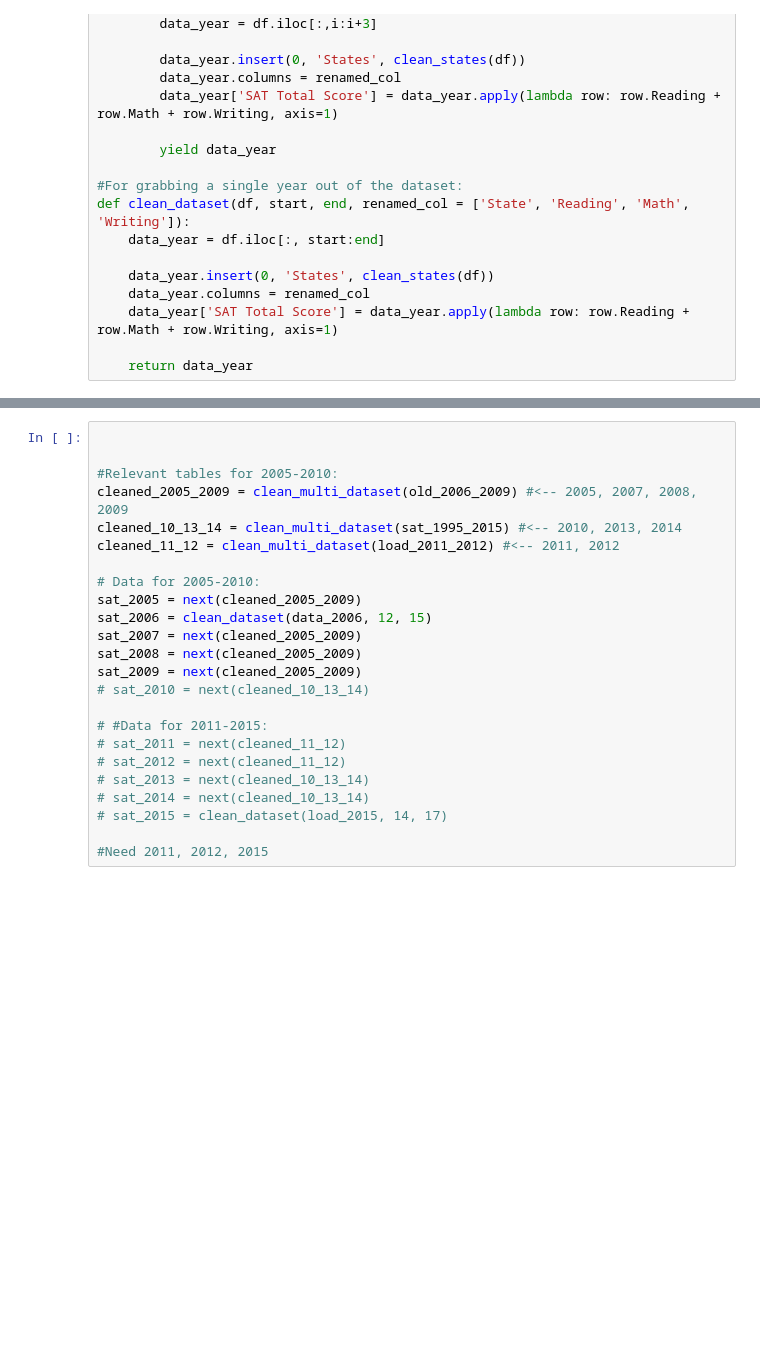
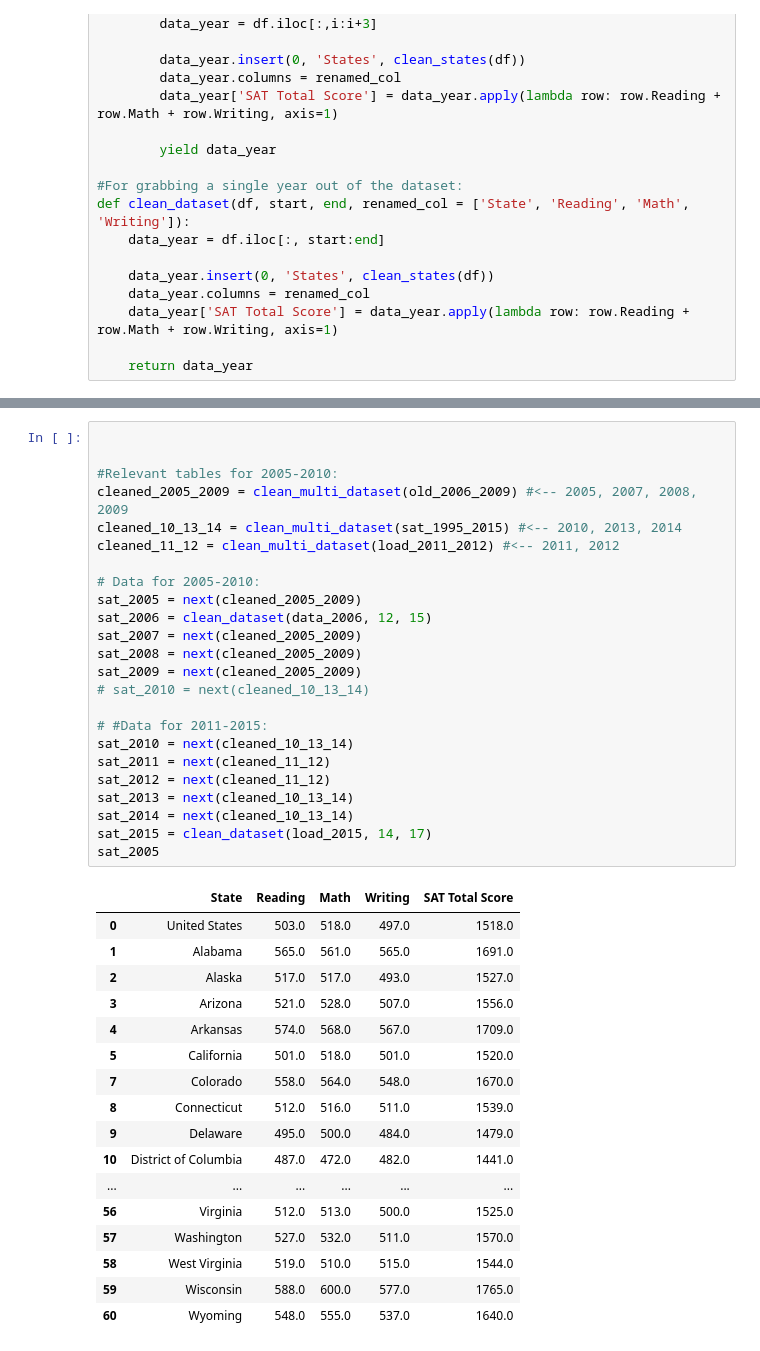
Before and after one commit to phamc4/Projects, a Jupyter notebook: SAT_changes.ipynb, the cells around one changed output, grey strips where cells are left out. Drawn from its saved outputs; the diff is of its cells as text; blank space fills up the shorter version.

```diff
--- a/SAT_changes.ipynb
+++ b/SAT_changes.ipynb
@@ -72,24 +78,42 @@ load_2015 = remove_nan(load_2015)
 # %%
 
 
 #Relevant tables for 2005-2010:
 cleaned_2005_2009 = clean_multi_dataset(old_2006_2009) #<-- 2005, 2007, 2008, 2009
 cleaned_10_13_14 = clean_multi_dataset(sat_1995_2015) #<-- 2010, 2013, 2014
 cleaned_11_12 = clean_multi_dataset(load_2011_2012) #<-- 2011, 2012
 
 # Data for 2005-2010:
 sat_2005 = next(cleaned_2005_2009)
 sat_2006 = clean_dataset(data_2006, 12, 15)
 sat_2007 = next(cleaned_2005_2009)
 sat_2008 = next(cleaned_2005_2009)
 sat_2009 = next(cleaned_2005_2009)
 # sat_2010 = next(cleaned_10_13_14)
 
 # #Data for 2011-2015:
-# sat_2011 = next(cleaned_11_12)
-# sat_2012 = next(cleaned_11_12)
-# sat_2013 = next(cleaned_10_13_14)
-# sat_2014 = next(cleaned_10_13_14)
-# sat_2015 = clean_dataset(load_2015, 14, 17)
-
-#Need 2011, 2012, 2015
+sat_2010 = next(cleaned_10_13_14)
+sat_2011 = next(cleaned_11_12)
+sat_2012 = next(cleaned_11_12)
+sat_2013 = next(cleaned_10_13_14)
+sat_2014 = next(cleaned_10_13_14)
+sat_2015 = clean_dataset(load_2015, 14, 17)
+sat_2005
+# %% [output]
+|  | State | Reading | Math | Writing | SAT Total Score |
+| 0 | United States | 503.0 | 518.0 | 497.0 | 1518.0 |
+| 1 | Alabama | 565.0 | 561.0 | 565.0 | 1691.0 |
+| 2 | Alaska | 517.0 | 517.0 | 493.0 | 1527.0 |
+| 3 | Arizona | 521.0 | 528.0 | 507.0 | 1556.0 |
+| 4 | Arkansas | 574.0 | 568.0 | 567.0 | 1709.0 |
+| 5 | California | 501.0 | 518.0 | 501.0 | 1520.0 |
+| 7 | Colorado | 558.0 | 564.0 | 548.0 | 1670.0 |
+| 8 | Connecticut | 512.0 | 516.0 | 511.0 | 1539.0 |
+| 9 | Delaware | 495.0 | 500.0 | 484.0 | 1479.0 |
+| 10 | District of Columbia | 487.0 | 472.0 | 482.0 | 1441.0 |
+| ... | ... | ... | ... | ... | ... |
+| 56 | Virginia | 512.0 | 513.0 | 500.0 | 1525.0 |
+| 57 | Washington | 527.0 | 532.0 | 511.0 | 1570.0 |
+| 58 | West Virginia | 519.0 | 510.0 | 515.0 | 1544.0 |
+| 59 | Wisconsin | 588.0 | 600.0 | 577.0 | 1765.0 |
+| 60 | Wyoming | 548.0 | 555.0 | 537.0 | 1640.0 |
```
Also changed, not shown: parts of 8 cells of this notebook.
